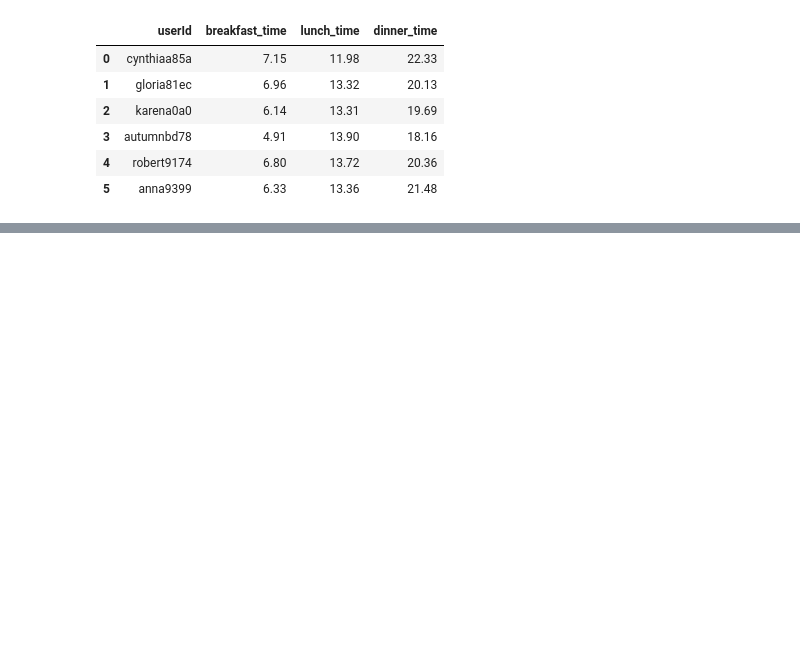
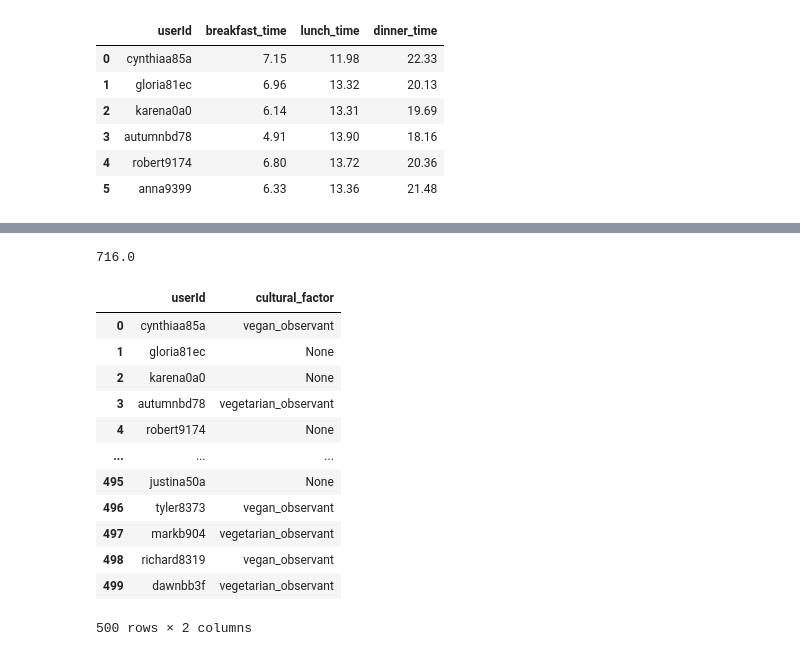
Before and after one commit to aislab-hevs/synthetic_data_nutrition_generation, a Jupyter notebook: src/generator_notebook.ipynb, the cells around one changed output, grey strips where cells are left out. Saved outputs shown, nothing was run; the diff lists cells and outputs as text; code cells hidden in the pictures; blank space fills up the shorter version.

```diff
--- a/src/generator_notebook.ipynb
+++ b/src/generator_notebook.ipynb
@@ -354,0 +430,20 @@ def calculate_daily_calory_needs(BMR: float, activity_level: str, ):
+# %%
+df_treatment["projected_daily_calories"].min(axis=0)
+# %% [output]
+716.0
+# %%
+df_cultural_factors
+# %% [output]
+|  | userId | cultural_factor |
+| 0 | cynthiaa85a | vegan_observant |
+| 1 | gloria81ec | None |
+| 2 | karena0a0 | None |
+| 3 | autumnbd78 | vegetarian_observant |
+| 4 | robert9174 | None |
+| ... | ... | ... |
+| 495 | justina50a | None |
+| 496 | tyler8373 | vegan_observant |
+| 497 | markb904 | vegetarian_observant |
+| 498 | richard8319 | vegan_observant |
+| 499 | dawnbb3f | vegetarian_observant |
+500 rows × 2 columns
```
Also changed, not shown: parts of 14 cells of this notebook, 3 other files.
